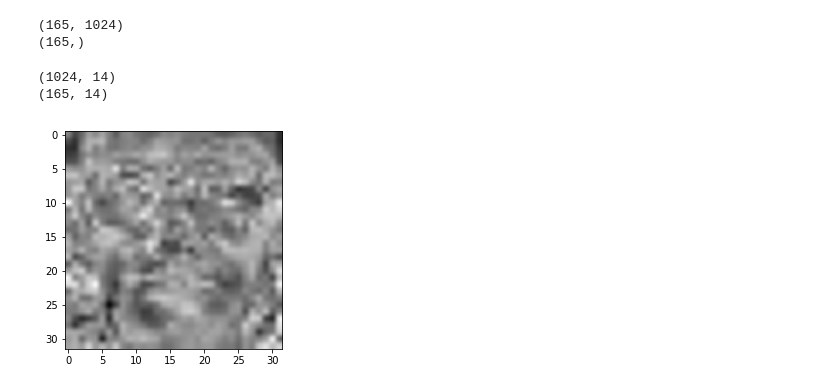
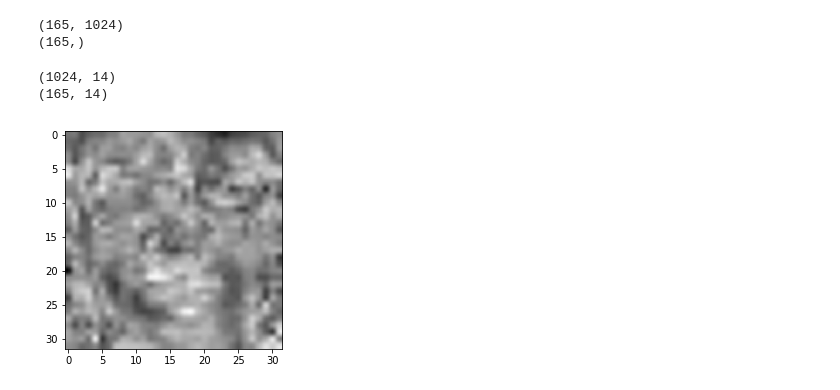
Before and after one commit to cxrasdfg/Dimension-Reduction, a Jupyter notebook: Fisherfaces.ipynb, the cells around one changed output. Saved outputs shown, nothing was run; the diff lists cells and outputs as text; code cells hidden in the pictures.

```diff
--- a/Fisherfaces.ipynb
+++ b/Fisherfaces.ipynb
@@ -29,9 +29,9 @@ def PCA(data,dimensions):
 
     #so we got the sorted eig_var
     sort_eig = sort_eig[:dimensions]
-    principal_vec = eig_vec[:,sort_eig]
+    principal_vec = np.mat(eig_vec[:,sort_eig])
     low_data = np.dot(data, principal_vec).astype(float)
-    return principal_vec, low_data
+    return principal_vec, low_data, average
 # %%
 def FLD(data, label, d):
     # Number of samples N; Dimensions D; Clases c
@@ -42,7 +42,7 @@ def FLD(data, label, d):
     # W_opt.T = W_fld.T * W_pca.T
     # W_pca
     # Get the principal components of PCA with N-c largest eigenvalues
-    W_pca, data_pca= PCA(data, N-c)
+    W_pca, data_pca, average= PCA(data, N-c)
 
     # W_fld
     # S_B
@@ -66,28 +66,28 @@ def FLD(data, label, d):
     W_fld = eigenvectors[:, sort_eig[:d]]
 
     W_opt = np.dot(W_pca, W_fld)
-    return np.dot(data, W_opt), W_opt
+    return W_opt
 # %%
 data=sio.loadmat("Yale_32x32.mat")
-face = data['fea']
+face = data['fea']/255
 label = data['gnd']
 label = np.squeeze(label)
 print(face.shape)
 print(label.shape)
-data_fld, W = FLD(face, label, 14)
+W = FLD(face, label, 14)
 # %% [output]
 (165, 1024)
 (165,)
 # %%
 print(W.shape)
 print(data_fld.shape)
-fisherface=W.T[0]
+fisherface=W.T[3]
 fisherface=fisherface.reshape(32, 32).astype(float)
 pylab.imshow(fisherface.T, cmap='gray', interpolation='hamming')
 pylab.show()
 # %% [output]
 (1024, 14)
 (165, 14)
-[figure, old version]
+[figure, new version]
 # %%
 def knn_verification(train_data, train_label, test_data, test_label):
```
Also changed, not shown: parts of 3 cells of this notebook.
